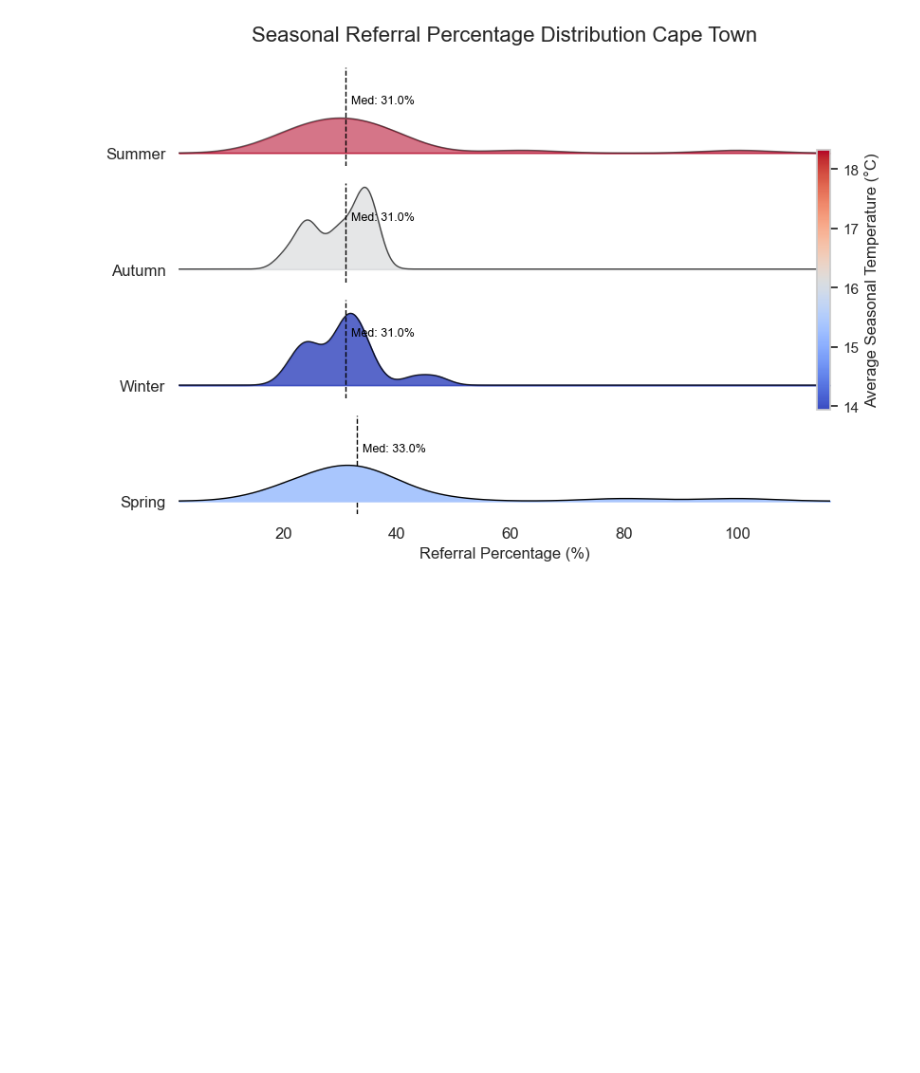
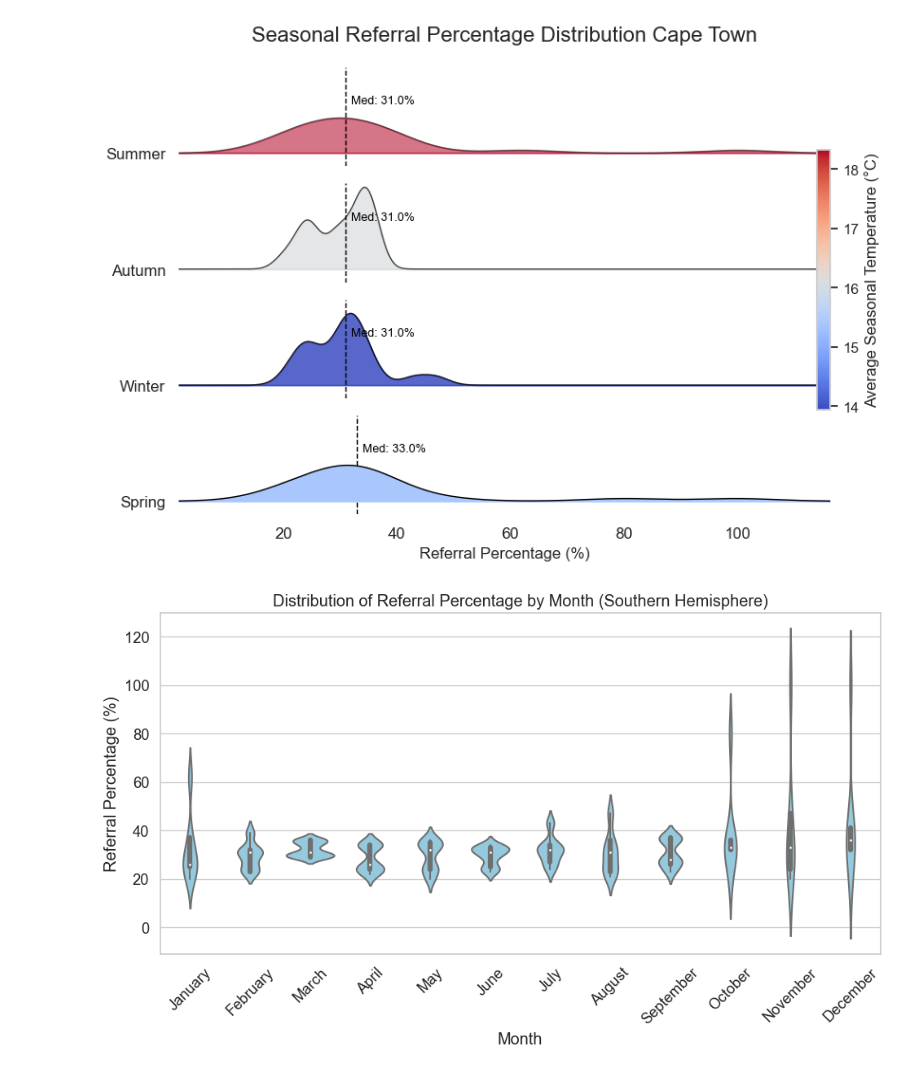
Before and after one commit to Logic06183/Joburg, a Jupyter notebook: CPT_trends.ipynb, the cells around one changed output. Cells and saved outputs as stored; diff of their text form; code cells hidden in the pictures; blank space fills up the shorter version.

Commit message:
CPT data analysis

```diff
--- a/CPT_trends.ipynb
+++ b/CPT_trends.ipynb
@@ -1366,3 +1366,18 @@ plt.tight_layout()
 plt.show()
 # %% [output]
 [figure]
+# %%
+import seaborn as sns
+import matplotlib.pyplot as plt
+
+sns.set_theme(style="whitegrid", font_scale=1.2)
+plt.figure(figsize=(10, 6))
+sns.violinplot(data=df, x='MonthName', y='Percentage', inner='box', color='skyblue')
+plt.title('Distribution of Referral Percentage by Month (Southern Hemisphere)')
+plt.xlabel('Month')
+plt.ylabel('Referral Percentage (%)')
+plt.xticks(rotation=45)
+plt.tight_layout()
+plt.show()
+# %% [output]
+[figure, added]
```
Also changed, not shown: parts of 4 cells of this notebook.
